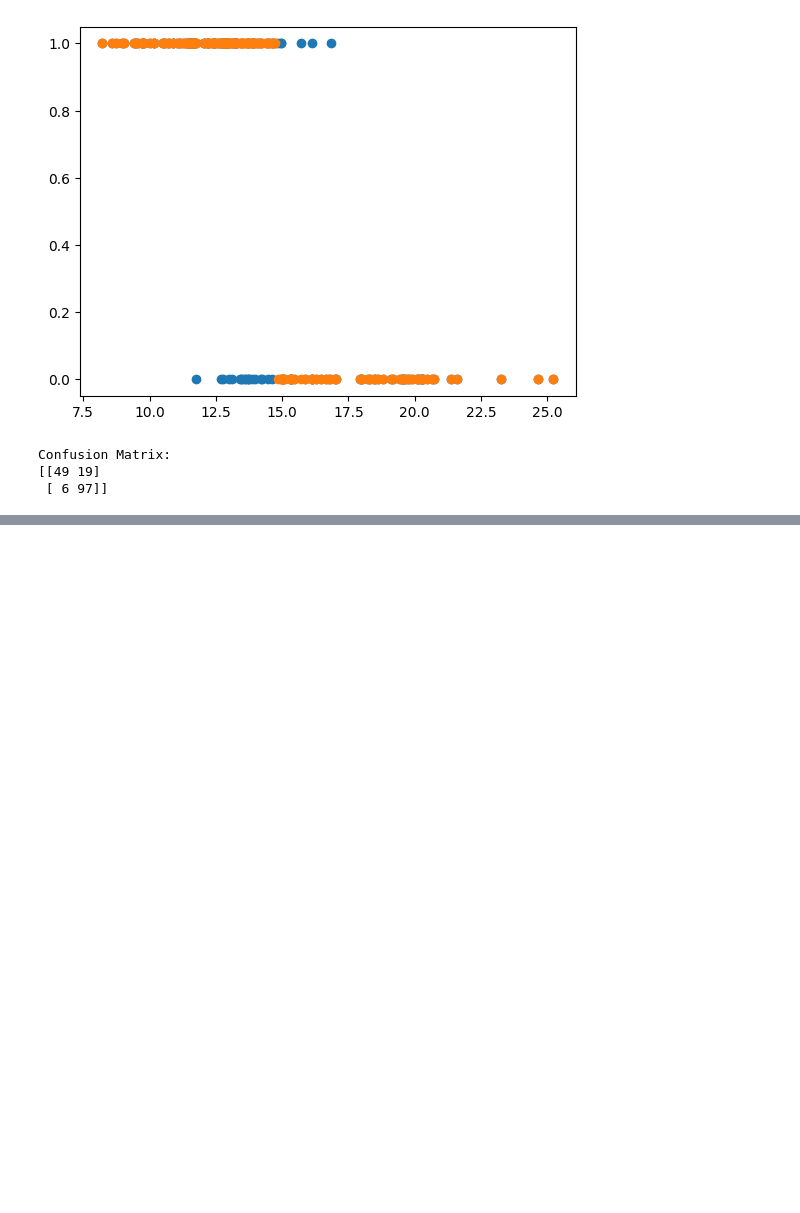
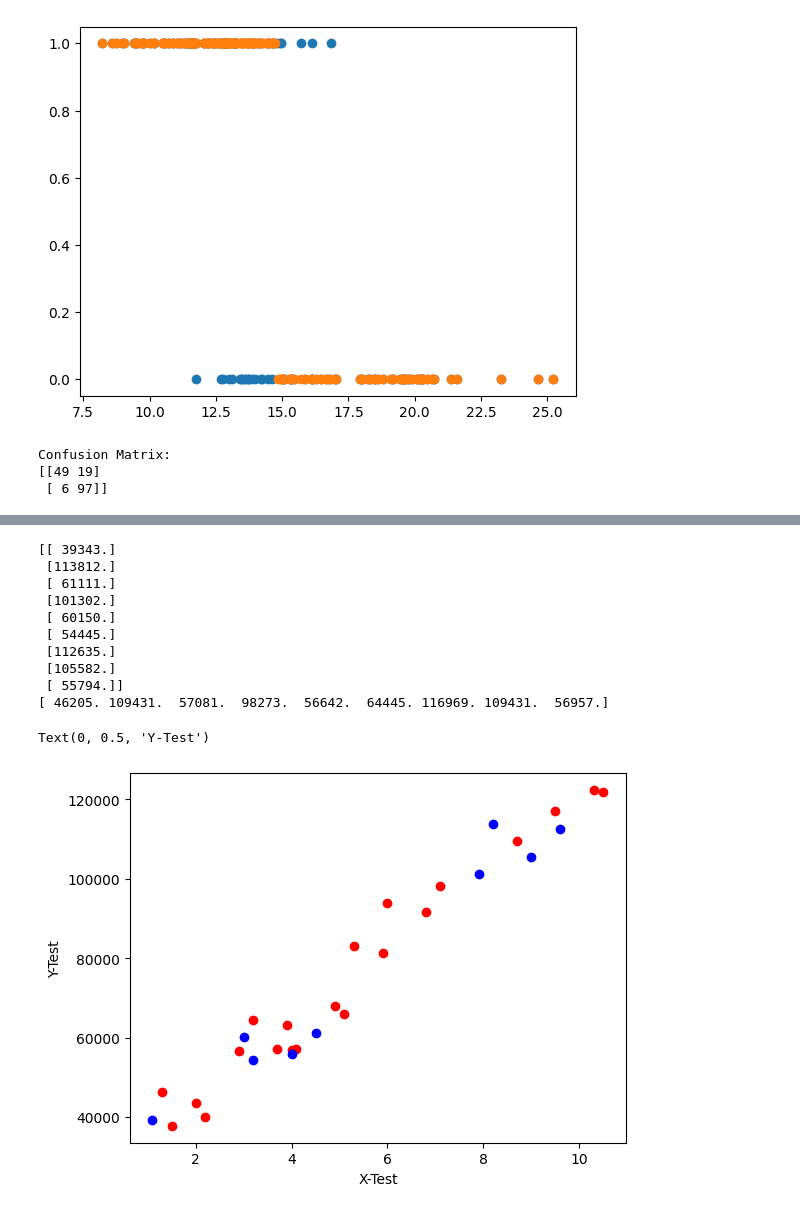
Before and after one commit to JRKhunt/ML, a Jupyter notebook: CH - 2/2.ipynb, the cells around one changed output, grey strips where cells are left out. Cells and saved outputs as stored; diff of their text form; code cells hidden in the pictures; blank space fills up the shorter version.

```diff
--- a/CH - 2/2.ipynb
+++ b/CH - 2/2.ipynb
@@ -776,0 +833,47 @@ Confusion Matrix:
+# %%
+from sklearn import model_selection
+import sklearn.datasets as db
+from sklearn.svm import SVC
+import pandas as pd
+import numpy as np
+import matplotlib.pyplot as plt
+
+#Load the dataset
+data=pd.read_csv("Salary.csv")
+
+#idnetify x and y
+x=np.array(data.YearsExperience).reshape(-1,1)
+y=np.array(data.Salary).reshape(-1,1)
+
+# Split the dataset into training & testing
+xtrain, xtest, ytrain, ytest = model_selection.train_test_split(x, y, test_size=0.3)
+
+# Load the classifier
+classifier = SVC(kernel  = 'linear')
+
+# Train the model
+classifier.fit(xtrain,ytrain)
+
+#test the model
+ytest_predicted=classifier.predict(xtest)
+
+# Visualize the results
+print(ytest)
+print(ytest_predicted)
+plt.scatter(xtrain,ytrain,color="red")
+plt.scatter(xtest,ytest,color="blue")
+plt.xlabel("X-Test")
+plt.ylabel("Y-Test")
+# %% [output]
+[[ 39343.]
+ [113812.]
+ [ 61111.]
+ [101302.]
+ [ 60150.]
+ [ 54445.]
+ [112635.]
+ [105582.]
+ [ 55794.]]
+[ 46205. 109431.  57081.  98273.  56642.  64445. 116969. 109431.  56957.]
+Text(0, 0.5, 'Y-Test')
+[figure, added]
```
Also changed, not shown: parts of 4 cells of this notebook, 6 other files.
